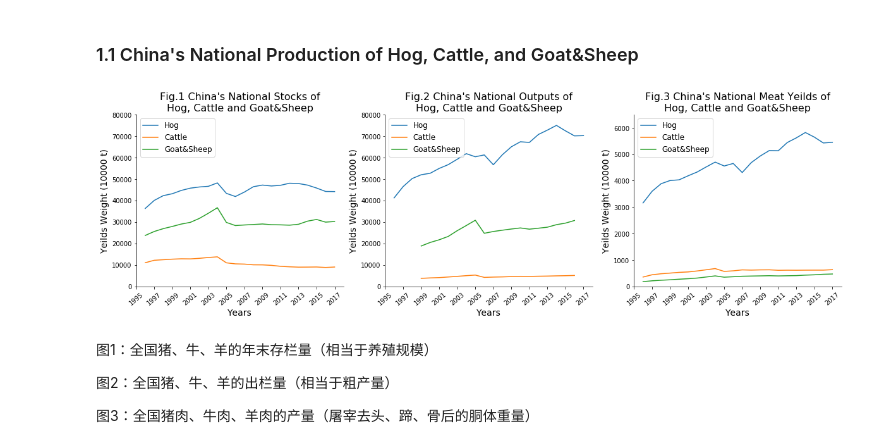
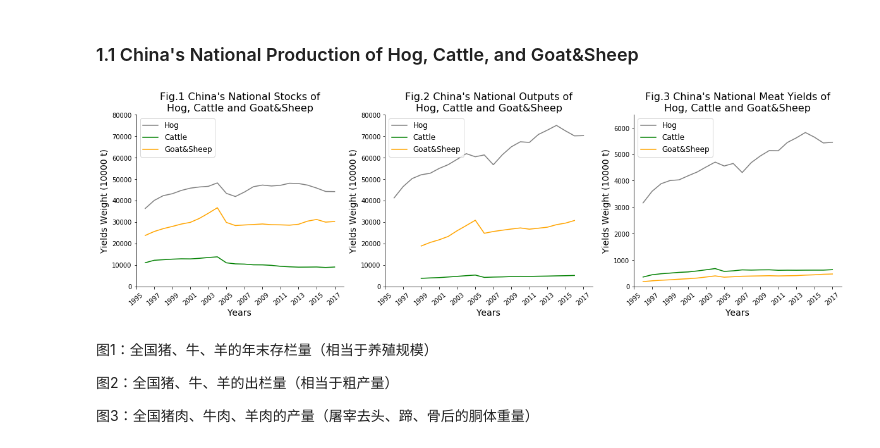
Before and after one commit to meatatlas/datamap2019, a Jupyter notebook: livestock_exploratrion.ipynb, the cells around one changed output. Drawn from its saved outputs; the diff is of its cells as text; code cells hidden in the pictures.

```diff
--- a/livestock_exploratrion.ipynb
+++ b/livestock_exploratrion.ipynb
@@ -36,6 +36,7 @@ class ReadData():
             raw_path = self.raw_path + self.org_name + '/' + self.repo_name + '/' + self.branch + self.folder_path + self.file_name
         else:
             raw_path = self.url
+            path = self.url
 
         print('Url: ', path)
         print('Raw data:', raw_path)
@@ -222,6 +223,8 @@ lab_size = 14
 leg_size = 12
 tck_size = 12
 
+colors=['grey', 'green', 'orange']    # for hog, cattle, goat&sheep
+
 # create figure
 fig = plt.figure(figsize = fig_size)
 fig.tight_layout()                          # adjust layout to tight
@@ -232,6 +235,7 @@ plt.subplots_adjust(wspace =0.2, hspace =0) # adjust white space
 ax0 = fig.add_subplot(1,3,1)  # 2 row, 2 columns, 1st plot
 df[AY+HCGS_in][df['AreaName']=='China'].plot(
     kind='line', x='Year',
+    color=colors,
     ax=ax0)
 
 plt.title("Fig.1 China's National Stocks of\nHog, Cattle and Goat&Sheep", fontsize=tit_size)
@@ -243,36 +247,38 @@ plt.ylim(0,80000)
 ax1 = fig.add_subplot(1,3,2)
 df[AY+HCGS_out][df['AreaName']=='China'].plot(
     kind='line', x='Year',
+    color=colors,
     ax=ax1)
 
 plt.title("Fig.2 China's National Outputs of\nHog, Cattle and Goat&Sheep",fontsize=tit_size)
 plt.ylim(0,80000)
 
 
 # ==================================== Fig.3 China's National Meat Yields of Hog, Cattle and Goat&Sheep
 
 ax2 = fig.add_subplot(1,3,3)
 df[AY+HCGS_yield][df['AreaName']=='China'].plot(
     kind='line', x='Year',
+    color=colors,
     ax=ax2)
 
 plt.title("Fig.3 China's National Meat Yields of\nHog, Cattle and Goat&Sheep",fontsize=tit_size)
 plt.ylim(0,6500)
 
 
 def setLegs_HCGS(ax):
     ax.legend(['Hog','Cattle', 'Goat&Sheep'], loc='upper left', fontsize=leg_size)
 
 # set lablegends
 for ax in [ax0, ax1, ax2]:
     setLegs_HCGS(ax)
     setX_years(ax)
     setYlab_wei(ax)
     setSpi_LB(ax)
 
 plt.show()
 # %% [output]
-[figure, old version]
+[figure, new version]
 # %% [markdown]
 图1：全国猪、牛、羊的年末存栏量（相当于养殖规模）
 
```
Also changed, not shown: parts of 34 cells of this notebook, 2 other files.
